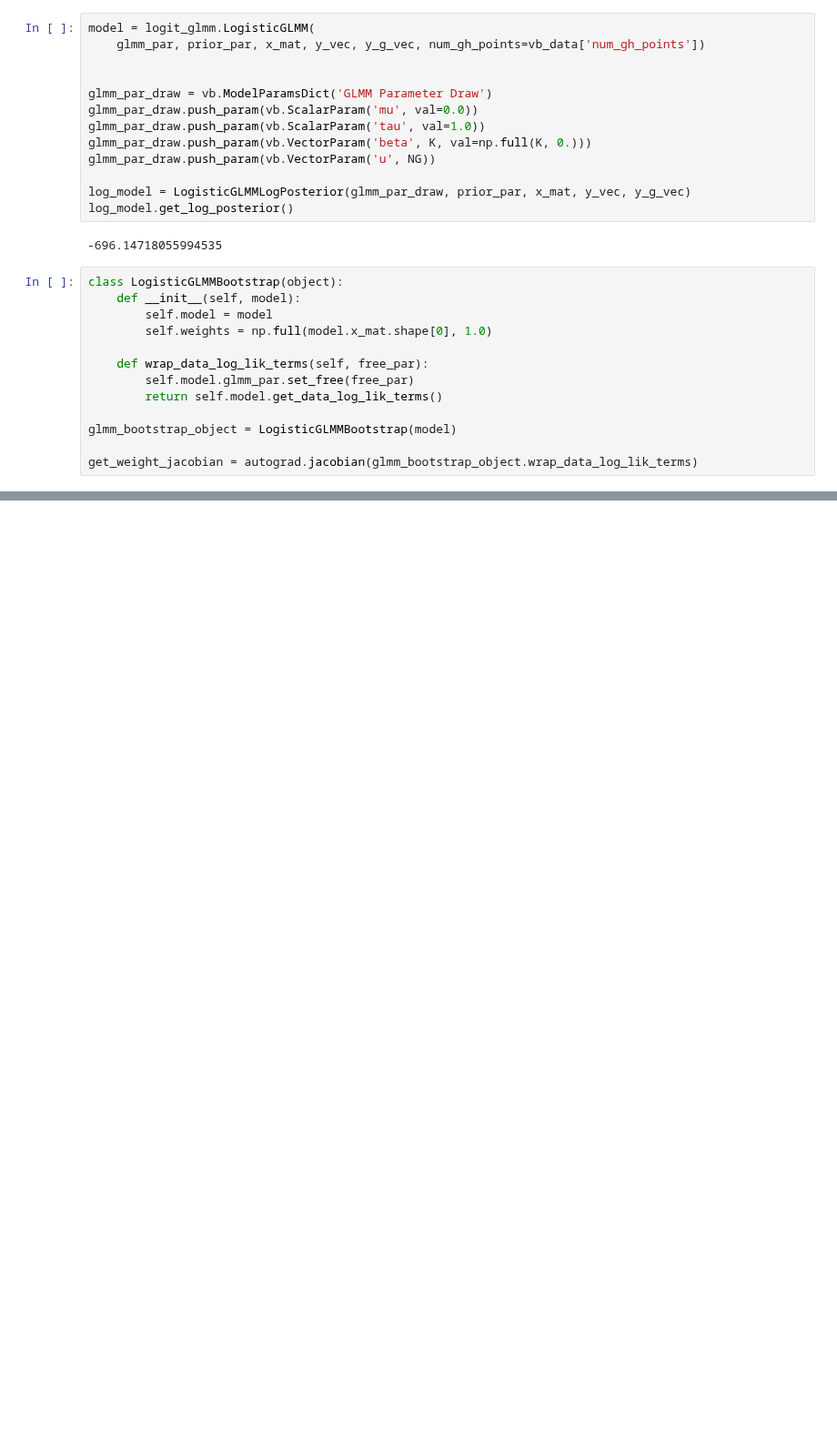
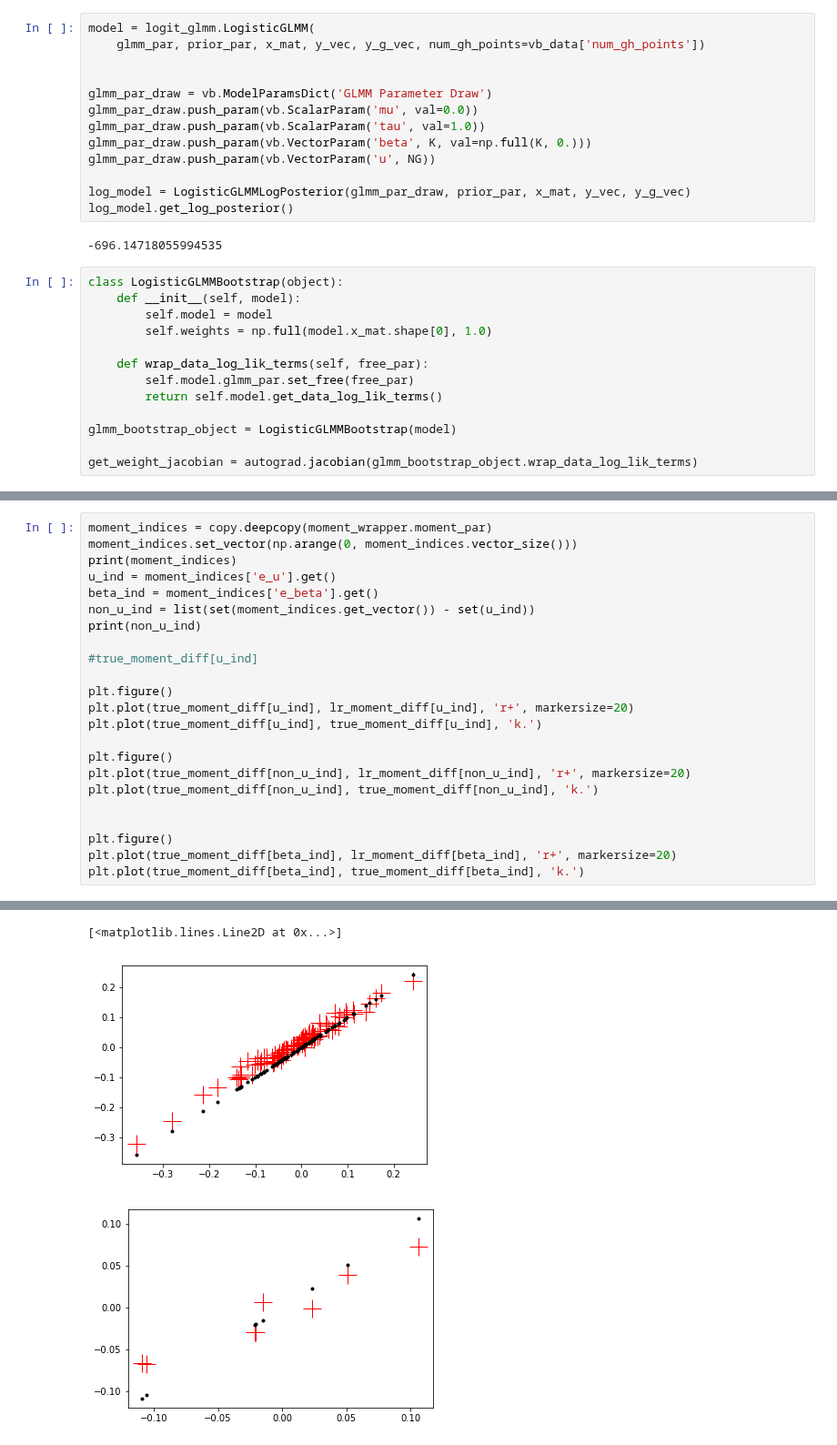
Before and after one commit to rgiordan/LinearResponseVariationalBayes.py, a Jupyter notebook: Models/LogisticGLMM/BootstrapLogisticGLMM.ipynb, the cells around one changed output, grey strips where cells are left out. Shown at 91% size. Cells and saved outputs as stored; diff of their text form; blank space fills up the shorter version.

Commit message:
Bootstrap vectors are too large

```diff
--- a/Models/LogisticGLMM/BootstrapLogisticGLMM.ipynb
+++ b/Models/LogisticGLMM/BootstrapLogisticGLMM.ipynb
@@ -231,0 +236,24 @@ plt.plot(moment_vec_boot - moment_vec,
+# %%
+moment_indices = copy.deepcopy(moment_wrapper.moment_par)
+moment_indices.set_vector(np.arange(0, moment_indices.vector_size()))
+print(moment_indices)
+u_ind = moment_indices['e_u'].get()
+beta_ind = moment_indices['e_beta'].get()
+non_u_ind = list(set(moment_indices.get_vector()) - set(u_ind))
+print(non_u_ind)
+
+#true_moment_diff[u_ind]
+
+plt.figure()
+plt.plot(true_moment_diff[u_ind], lr_moment_diff[u_ind], 'r+', markersize=20)
+plt.plot(true_moment_diff[u_ind], true_moment_diff[u_ind], 'k.')
+
+plt.figure()
+plt.plot(true_moment_diff[non_u_ind], lr_moment_diff[non_u_ind], 'r+', markersize=20)
+plt.plot(true_moment_diff[non_u_ind], true_moment_diff[non_u_ind], 'k.')
+
+
+plt.figure()
+plt.plot(true_moment_diff[beta_ind], lr_moment_diff[beta_ind], 'r+', markersize=20)
+plt.plot(true_moment_diff[beta_ind], true_moment_diff[beta_ind], 'k.')
+# %% [output]
@@ -231,0 +274,3 @@ plt.plot(moment_vec_boot - moment_vec,
+[<matplotlib.lines.Line2D at 0x...>]
+[figure, added]
+[figure, added]
```
Also changed, not shown: parts of 9 cells of this notebook, 1 other file.
